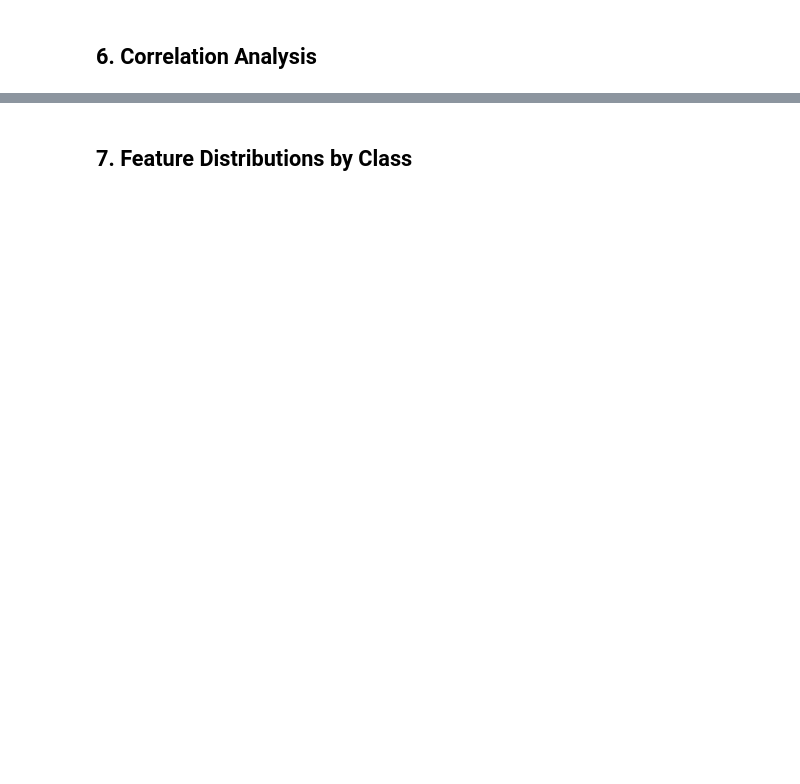
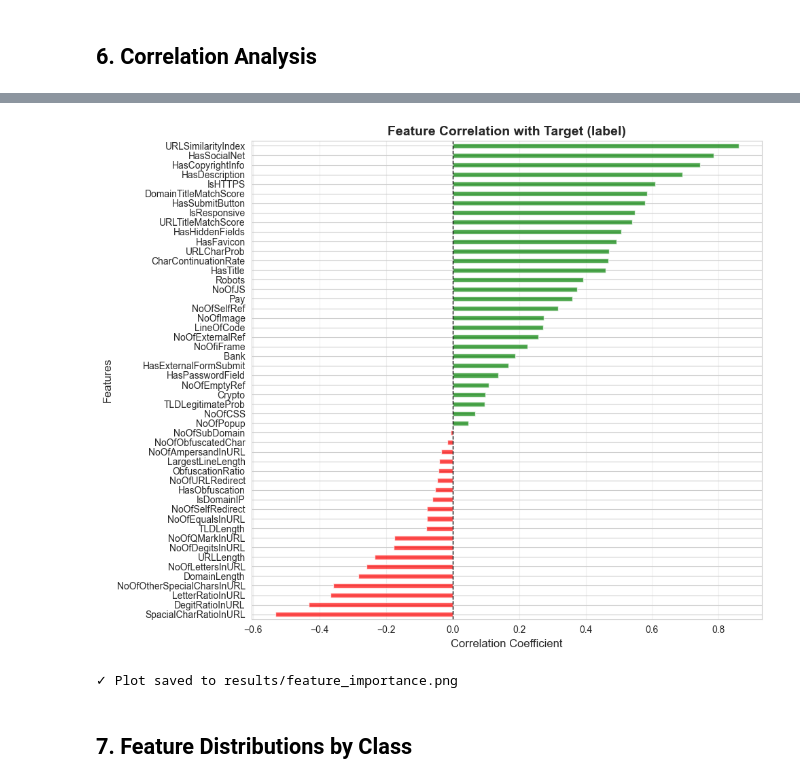
Before and after one commit to rhythmvora/ai-cyber-lab2-rhythm, a Jupyter notebook: notebooks/01_eda.ipynb, the cells around one changed output, grey strips where cells are left out. Cells and saved outputs as stored; diff of their text form; code cells hidden in the pictures; blank space fills up the shorter version.

```diff
--- a/notebooks/01_eda.ipynb
+++ b/notebooks/01_eda.ipynb
@@ -305,8 +324,11 @@ print("✓ Plot saved to results/feature_distributions.png")
 # %% [markdown]
 ## 6. Correlation Analysis
 # %%
-# Calculate correlation matrix
-correlation = df.corr()
+# Select only numeric columns
+numeric_df = df.select_dtypes(include=['number'])
+
+# Calculate correlation matrix ONLY on numeric data
+correlation = numeric_df.corr()
 
 print("Correlation Matrix:")
 print("="*60)
@@ -337,6 +380,9 @@ print("✓ Plot saved to results/correlation_matrix.png")
 # %%
+# Calculate correlation matrix first
+correlation = numeric_df.corr()
+
 # Analyze correlation with target variable
-target_corr = df.corr()['label'].sort_values(ascending=False)
+target_corr = correlation['label'].sort_values(ascending=False)
 
 print("Correlation with Target Variable (label):")
 print("="*60)
@@ -344,5 +390,6 @@ print(target_corr)
 
 print("\n\nTop 5 Most Correlated Features:")
 print("-"*60)
+
 for i, (feat, corr) in enumerate(target_corr[1:6].items(), 1):
     print(f"{i}. {feat}: {corr:.4f}")
@@ -349,22 +414,25 @@ for i, (feat, corr) in enumerate(target_corr[1:6].items(), 1):
 # %%
 # Plot feature correlations with target
 plt.figure(figsize=(10, 8))
 target_corr_plot = target_corr[1:].sort_values()  # Exclude target itself
 
 colors = ['red' if x < 0 else 'green' for x in target_corr_plot]
 target_corr_plot.plot(kind='barh', color=colors, alpha=0.7)
 
-plt.title('Feature Correlation with Target (is_phishing)',
+plt.title('Feature Correlation with Target (label)',
           fontsize=14, fontweight='bold')
 plt.xlabel('Correlation Coefficient', fontsize=12)
 plt.ylabel('Features', fontsize=12)
 plt.axvline(x=0, color='black', linestyle='--', linewidth=1)
 plt.grid(axis='x', alpha=0.3)
 plt.tight_layout()
 plt.savefig('../results/feature_importance.png', dpi=300, bbox_inches='tight')
 plt.show()
 
 print("✓ Plot saved to results/feature_importance.png")
+# %% [output]
+[figure, added]
+✓ Plot saved to results/feature_importance.png
 # %% [markdown]
 ## 7. Feature Distributions by Class
 # %%
```
Also changed, not shown: parts of 8 cells of this notebook, 5 other files.
